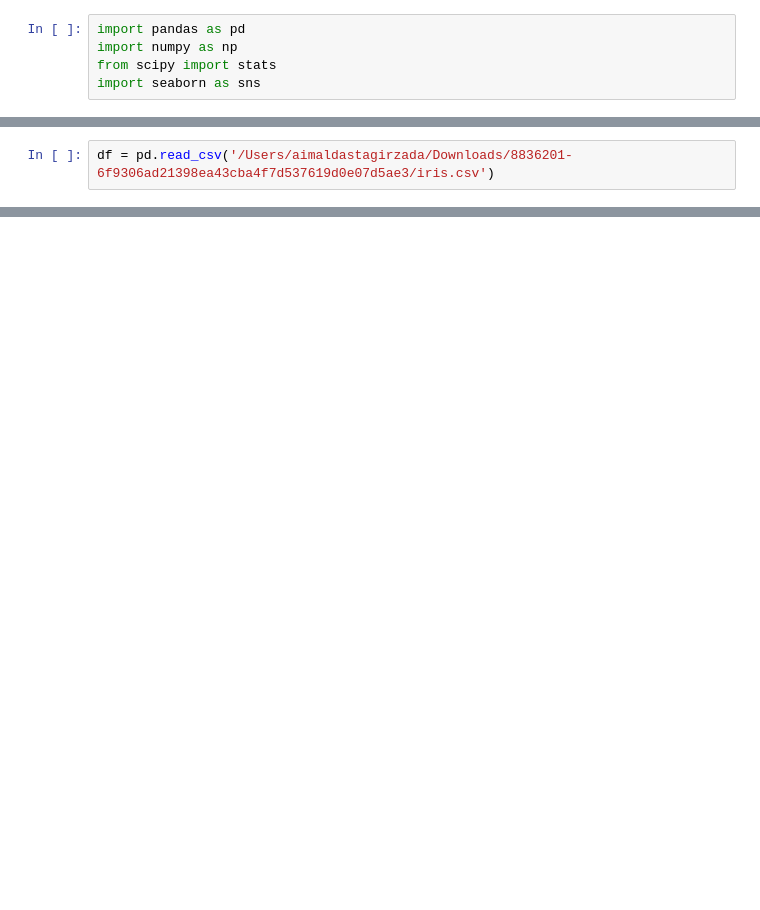
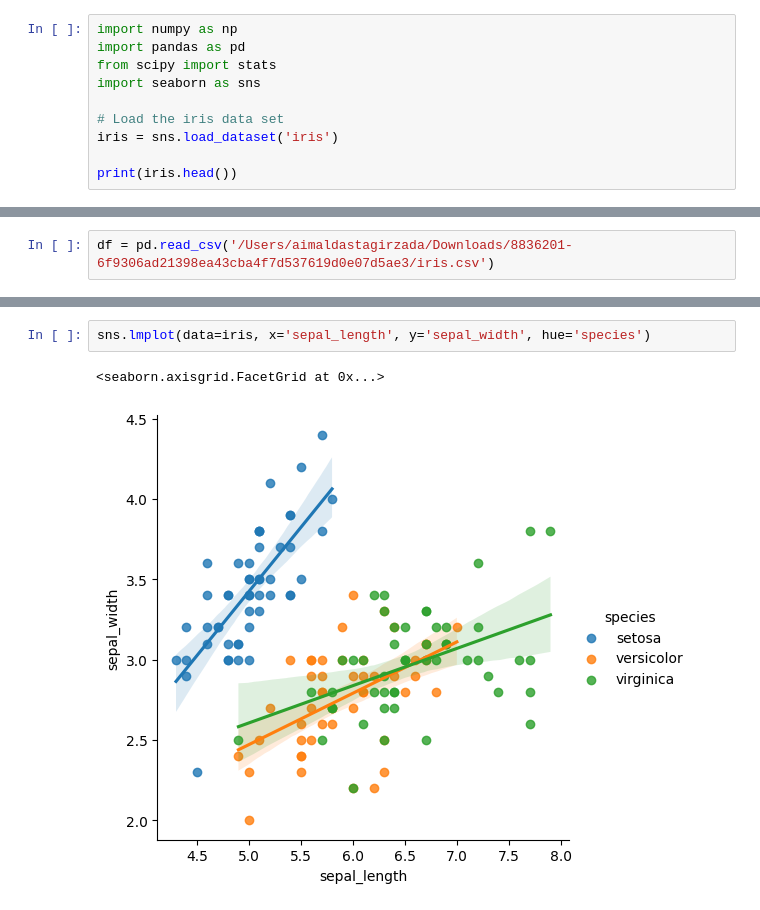
Before and after one commit to Aimal10/schulich_data_science_1, a Jupyter notebook: Practice/Stat_Prac.ipynb, the cells around one changed output, grey strips where cells are left out. Drawn from its saved outputs; the diff is of its cells as text; blank space fills up the shorter version.

```diff
--- a/Practice/Stat_Prac.ipynb
+++ b/Practice/Stat_Prac.ipynb
@@ -1,5 +1,10 @@
 # %%
+import numpy as np
 import pandas as pd
-import numpy as np
 from scipy import stats
 import seaborn as sns
+
+# Load the iris data set
+iris = sns.load_dataset('iris')
+
+print(iris.head())
@@ -42,0 +100,5 @@ P-value: nan
+# %%
+sns.lmplot(data=iris, x='sepal_length', y='sepal_width', hue='species')
+# %% [output]
+<seaborn.axisgrid.FacetGrid at 0x...>
+[figure, added]
```
Also changed, not shown: parts of 13 cells of this notebook, 2 other files.
